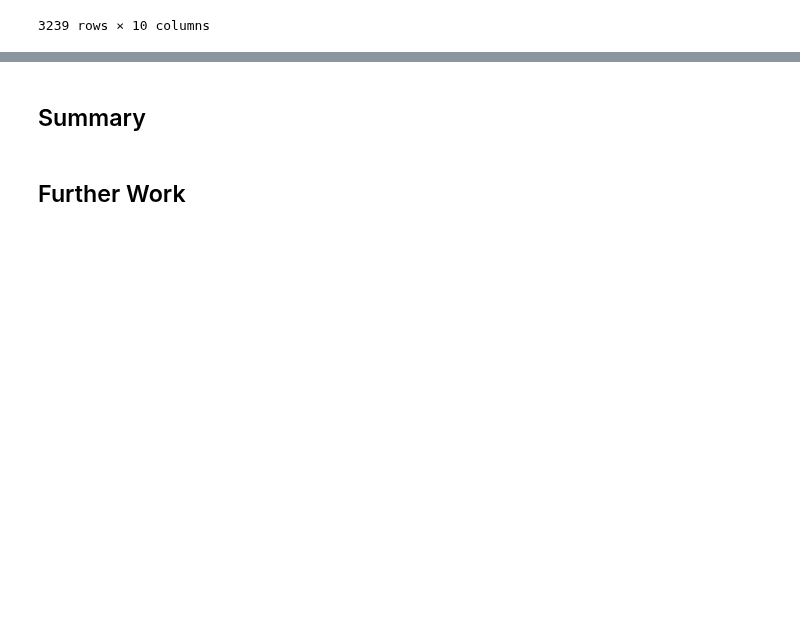
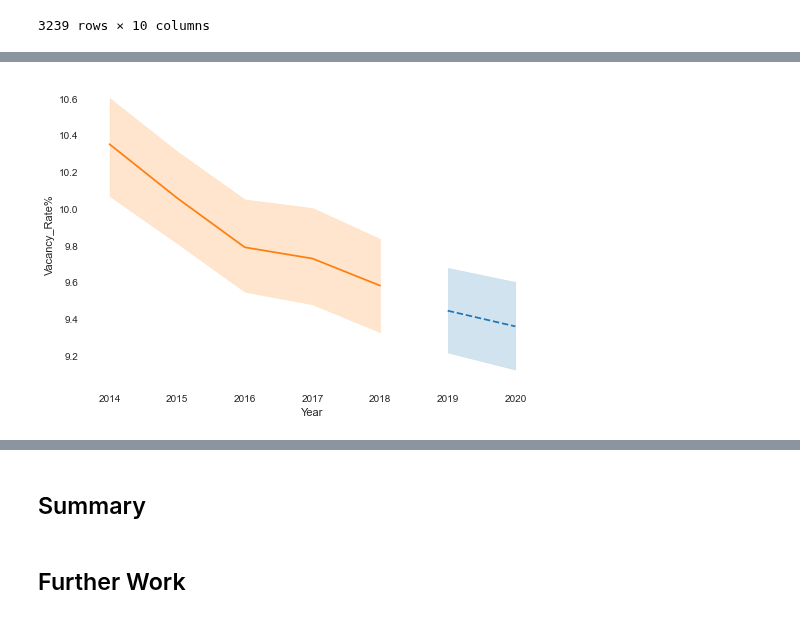
Before and after one commit to jjfrasca/Capstone_2, a Jupyter notebook: notebooks/4.4-jjf-modeling-PREDICTIONS-zipcodeVacancy_zillow_2019-2020.ipynb, the cells around one changed output, grey strips where cells are left out. Drawn from its saved outputs; the diff is of its cells as text; code cells hidden in the pictures; blank space fills up the shorter version.

```diff
--- a/notebooks/4.4-jjf-modeling-PREDICTIONS-zipcodeVacancy_zillow_2019-2020.ipynb
+++ b/notebooks/4.4-jjf-modeling-PREDICTIONS-zipcodeVacancy_zillow_2019-2020.ipynb
@@ -280,0 +390,3 @@ state_groups.sort_values('Vacancy_Rate%', ascending=False)
+# %%
+#drop margin of error of vacancy rate
+df2.drop('MOE-VacancyRate%', axis=1, inplace=True)
@@ -280,0 +454,12 @@ state_groups.sort_values('Vacancy_Rate%', ascending=False)
+# %%
+#plot 19-20 data with dotted line
+ax = sns.lineplot(data=predictions_2019_20, x="Year", y="Vacancy_Rate%")
+
+# Might need to loop through the list if there are multiple lines on the plot
+ax.lines[0].set_linestyle("--")
+
+sns.lineplot(data=df2, x="Year", y="Vacancy_Rate%")
+
+plt.show()
+# %% [output]
+[figure, added]
```
Also changed, not shown: parts of 46 cells of this notebook.
